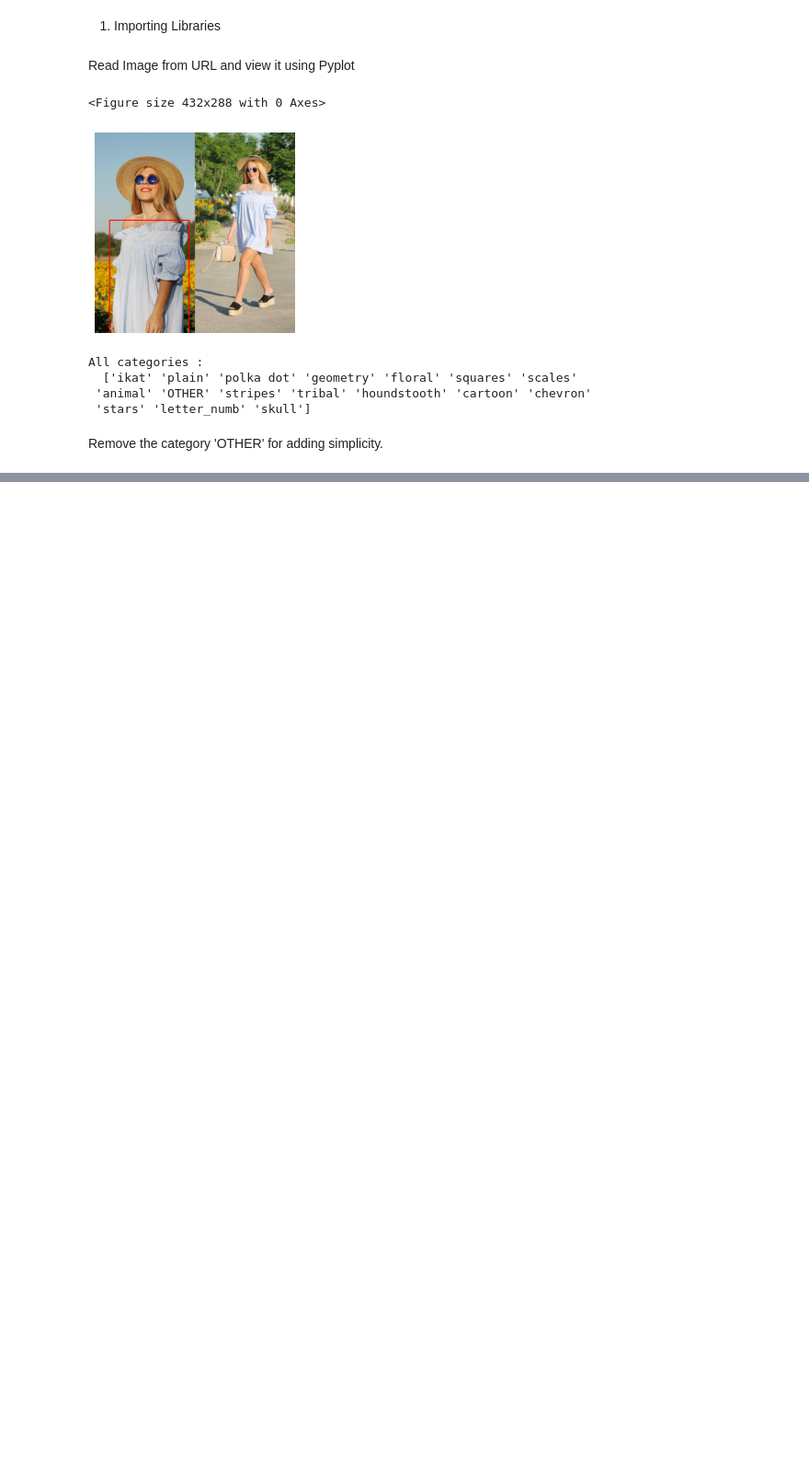
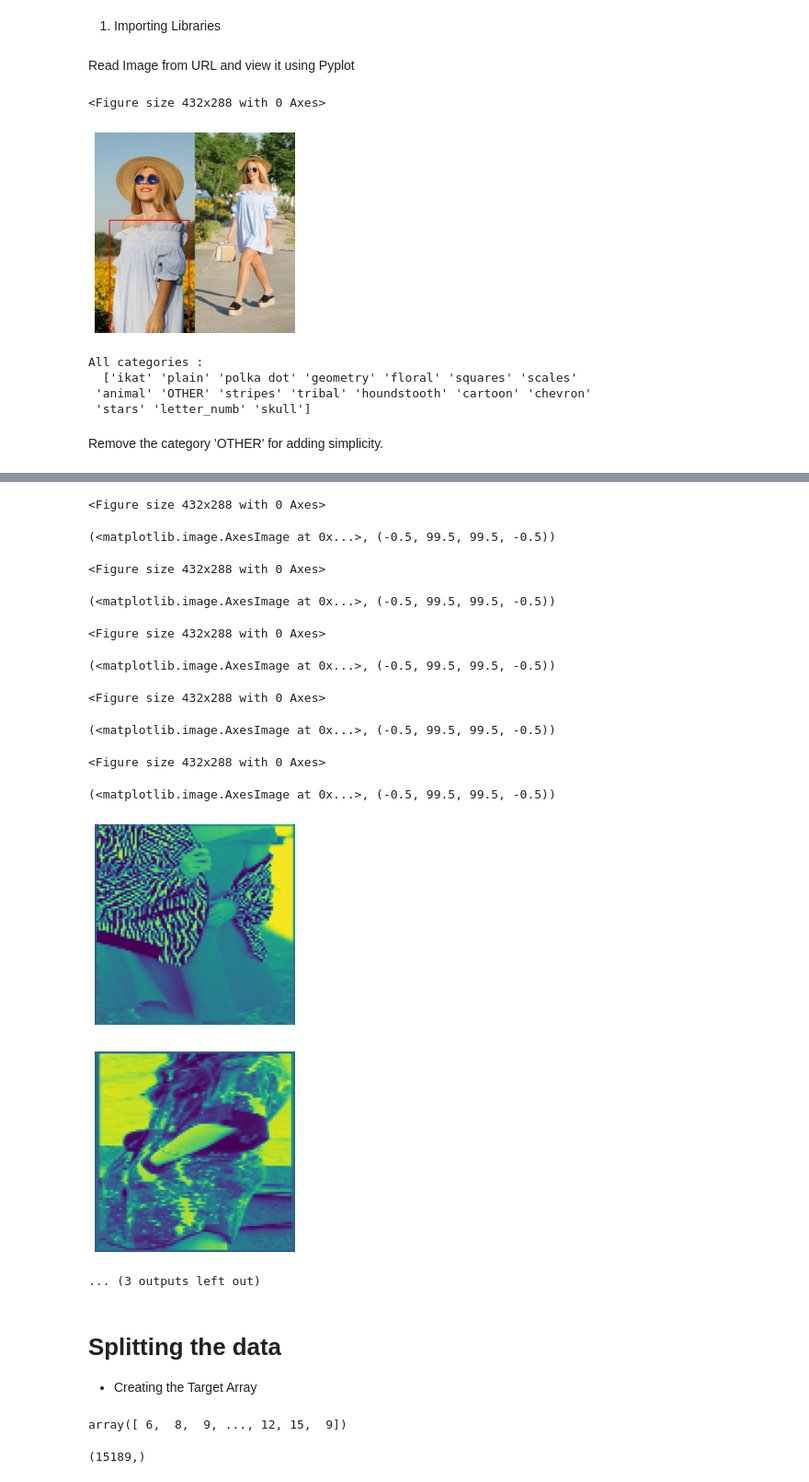
Before and after one commit to Chibili/Freelance_Projects, a Jupyter notebook: Image Classification via CNN.ipynb, the cells around one changed output, grey strips where cells are left out. Shown at 92% size. Cells and saved outputs as stored; diff of their text form; code cells hidden in the pictures; blank space fills up the shorter version.

```diff
--- a/Image Classification via CNN.ipynb
+++ b/Image Classification via CNN.ipynb
@@ -77,0 +174,4 @@ Remove the category 'OTHER' for adding simplicity.
+# %%
+X = np.load('X.npy')
+X[0:3]
+X.shape
@@ -77,0 +186,34 @@ Remove the category 'OTHER' for adding simplicity.
+# %%
+#Select 5 processed images at random from 'X' and plot
+
+np.random.seed(17)
+for i in np.random.randint(0, len(X), 5):
+  plt.figure()
+  plt.imshow(X[i].reshape(100, 100)), plt.axis('off')
+# %% [output]
+<Figure size 432x288 with 0 Axes>
+(<matplotlib.image.AxesImage at 0x...>, (-0.5, 99.5, 99.5, -0.5))
+<Figure size 432x288 with 0 Axes>
+(<matplotlib.image.AxesImage at 0x...>, (-0.5, 99.5, 99.5, -0.5))
+<Figure size 432x288 with 0 Axes>
+(<matplotlib.image.AxesImage at 0x...>, (-0.5, 99.5, 99.5, -0.5))
+<Figure size 432x288 with 0 Axes>
+(<matplotlib.image.AxesImage at 0x...>, (-0.5, 99.5, 99.5, -0.5))
+<Figure size 432x288 with 0 Axes>
+(<matplotlib.image.AxesImage at 0x...>, (-0.5, 99.5, 99.5, -0.5))
+[figure, added]
+[figure, added]
+... (3 outputs left out)
+# %% [markdown]
+# Splitting the data
++ Creating the Target Array
+# %%
+#Fetch the categories column from the dataframe, and tranform into to numerical labels
+
+encoder = LabelEncoder()
+Targets = encoder.fit_transform(df['category'])
+Targets
+Targets.shape
+# %% [output]
+array([ 6,  8,  9, ..., 12, 15,  9])
+(15189,)
```
Also changed, not shown: parts of 25 cells of this notebook.
